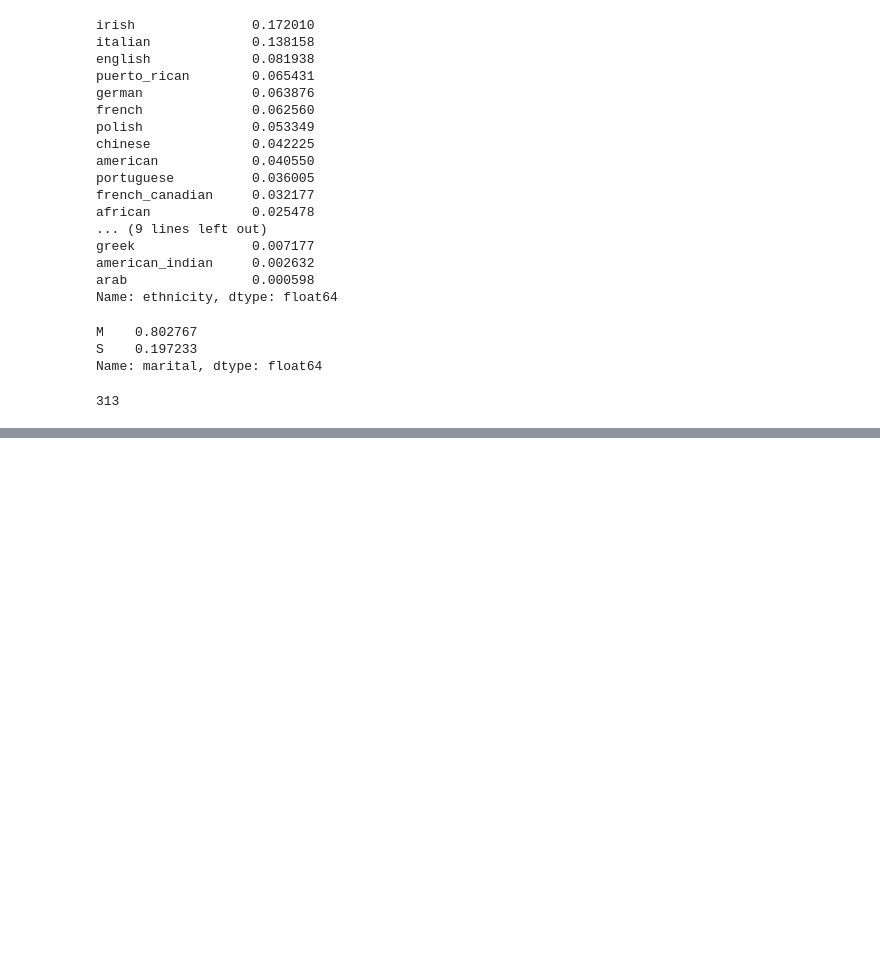
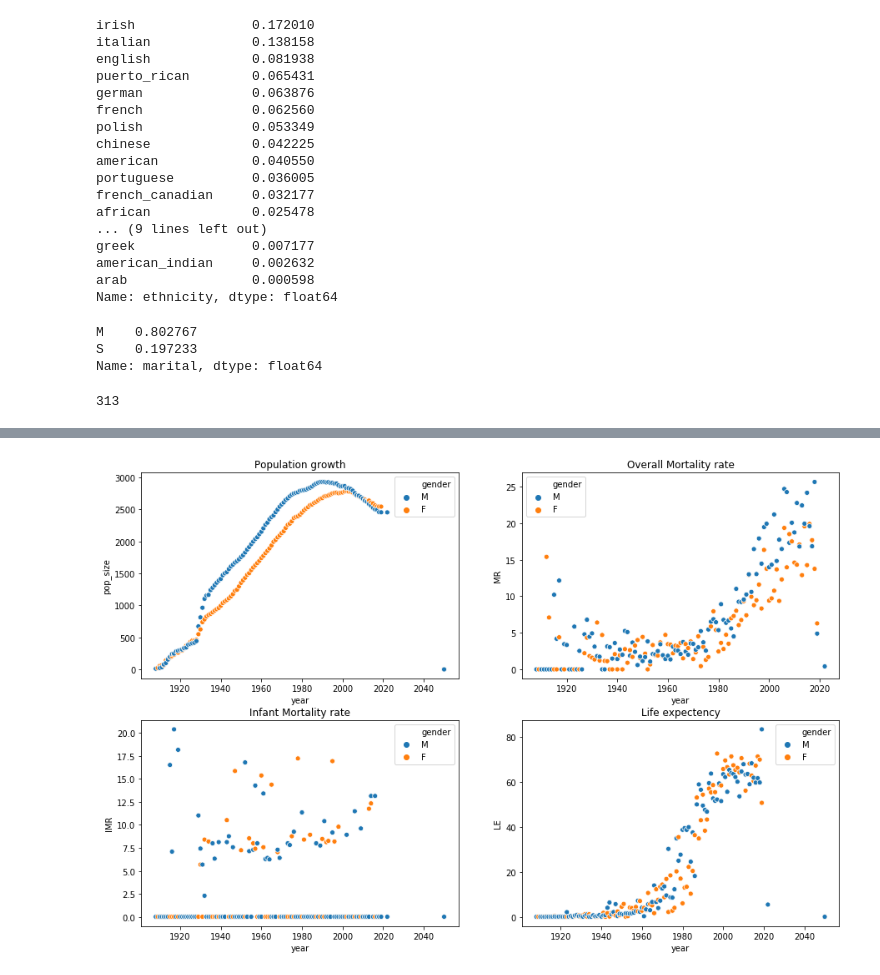
Before and after one commit to pareshg18/picnicHealth-healthcare-analysis, a Jupyter notebook: patient-analysis.ipynb, the cells around one changed output, grey strips where cells are left out. Cells and saved outputs as stored; diff of their text form; code cells hidden in the pictures; blank space fills up the shorter version.

```diff
--- a/patient-analysis.ipynb
+++ b/patient-analysis.ipynb
@@ -234,0 +366,4 @@ len(patients.city.value_counts())
+# %%
+#Pop-metrics by the gender
+gender_pop_metrics = get_pop_summary('gender')
+gender_pop_metrics.head()
@@ -234,0 +378,17 @@ len(patients.city.value_counts())
+# %%
+fig = plt.figure(figsize = (15,10))
+fig.add_subplot(221)
+sns.scatterplot(gender_pop_metrics.index.get_level_values(level = 'year'),gender_pop_metrics.pop_size,hue = gender_pop_metrics.index.get_level_values(level = 'gender'))
+plt.gca().set_title('Population growth')
+fig.add_subplot(222)
+sns.scatterplot(gender_pop_metrics.index.get_level_values(level = 'year'),gender_pop_metrics.MR,hue = gender_pop_metrics.index.get_level_values(level = 'gender'))
+plt.gca().set_title('Overall Mortality rate')
+fig.add_subplot(223)
+sns.scatterplot(gender_pop_metrics.index.get_level_values(level = 'year'),gender_pop_metrics.IMR,hue = gender_pop_metrics.index.get_level_values(level = 'gender'))
+plt.gca().set_title('Infant Mortality rate')
+fig.add_subplot(224)
+sns.scatterplot(gender_pop_metrics.index.get_level_values(level = 'year'),gender_pop_metrics.LE,hue = gender_pop_metrics.index.get_level_values(level = 'gender'))
+plt.gca().set_title('Life expectency')
+plt.show()
+# %% [output]
+[figure, added]
```
Also changed, not shown: parts of 20 cells of this notebook.
